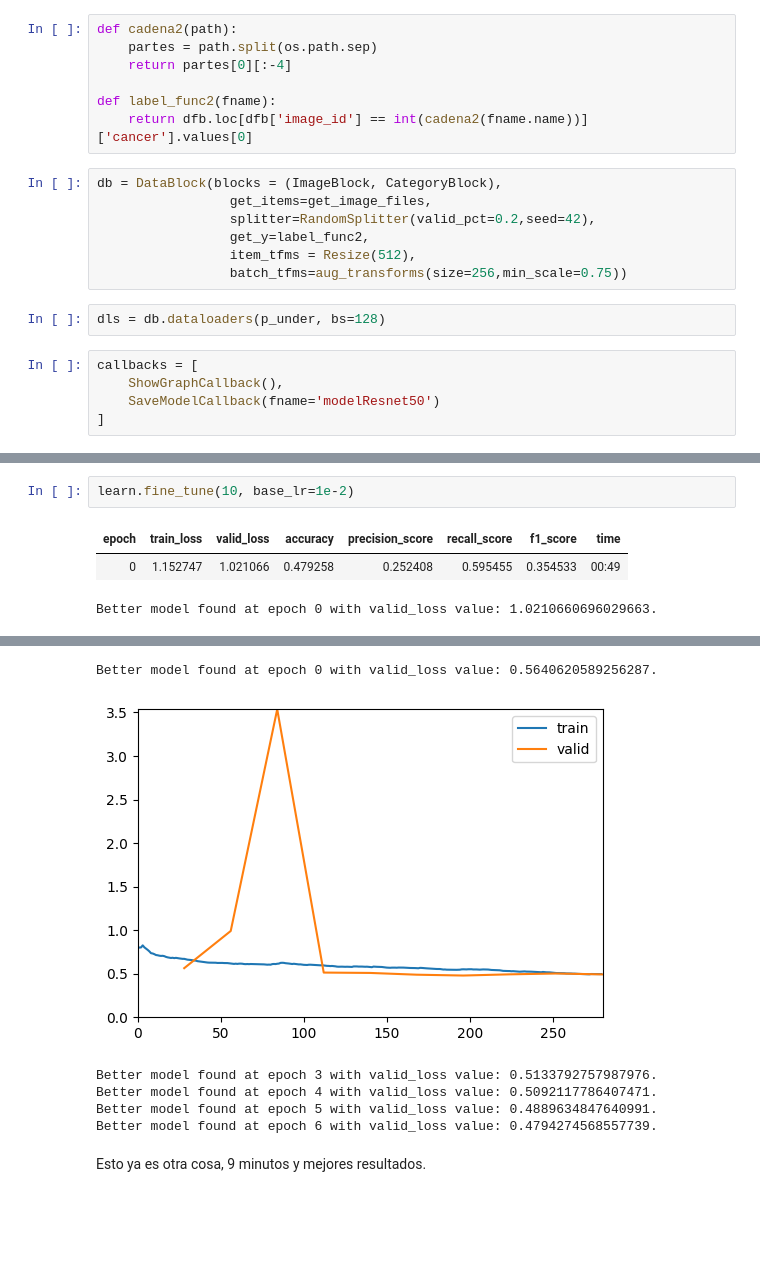
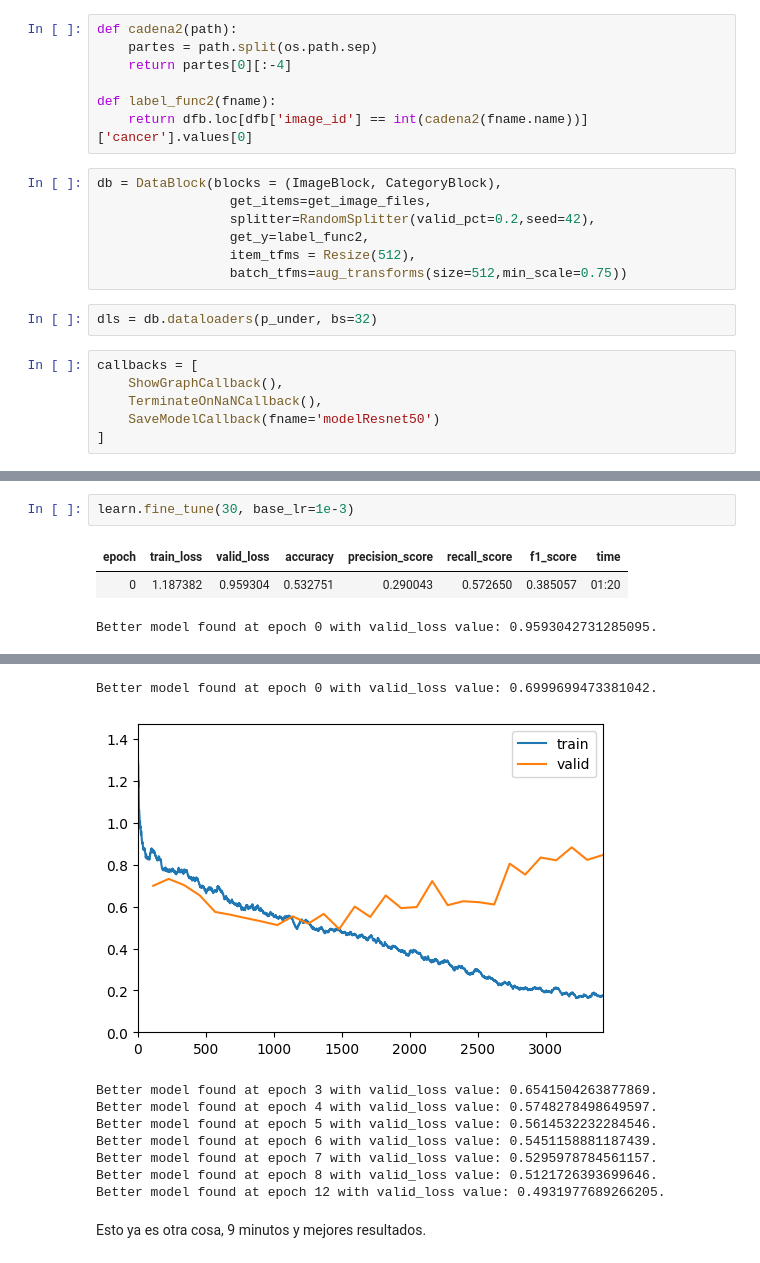
Before and after one commit to inigo99/CancerDetection, a Jupyter notebook: TFM.ipynb, the cells around one changed output, grey strips where cells are left out. Drawn from its saved outputs; the diff is of its cells as text; blank space fills up the shorter version.

```diff
--- a/TFM.ipynb
+++ b/TFM.ipynb
@@ -330,12 +330,13 @@ db = DataBlock(blocks = (ImageBlock, CategoryBlock),
                  splitter=RandomSplitter(valid_pct=0.2,seed=42),
                  get_y=label_func2,
                  item_tfms = Resize(512),
-                 batch_tfms=aug_transforms(size=256,min_scale=0.75))
+                 batch_tfms=aug_transforms(size=512,min_scale=0.75))
 # %%
-dls = db.dataloaders(p_under, bs=128)
+dls = db.dataloaders(p_under, bs=32)
 # %%
 callbacks = [
     ShowGraphCallback(),
+    TerminateOnNaNCallback(),
     SaveModelCallback(fname='modelResnet50')
 ]
 # %%
@@ -345,6 +344,6 @@ Downloading: "https://download.pytorch.org/models/resnet50-0676ba61.pth" to /roo
 # %%
-learn.fine_tune(10, base_lr=1e-2)
+learn.fine_tune(30, base_lr=1e-3)
 # %% [output]
 | epoch | train_loss | valid_loss | accuracy | precision_score | recall_score | f1_score | time |
-| 0 | 1.152747 | 1.021066 | 0.479258 | 0.252408 | 0.595455 | 0.354533 | 00:49 |
+| 0 | 1.187382 | 0.959304 | 0.532751 | 0.290043 | 0.572650 | 0.385057 | 01:20 |
-Better model found at epoch 0 with valid_loss value: 1.0210660696029663.
+Better model found at epoch 0 with valid_loss value: 0.9593042731285095.
@@ -363,8 +368,11 @@ Better model found at epoch 0 with valid_loss value: 1.0210660696029663.
-Better model found at epoch 0 with valid_loss value: 0.5640620589256287.
+Better model found at epoch 0 with valid_loss value: 0.6999699473381042.
-[figure, old version]
+[figure, new version]
-Better model found at epoch 3 with valid_loss value: 0.5133792757987976.
-Better model found at epoch 4 with valid_loss value: 0.5092117786407471.
-Better model found at epoch 5 with valid_loss value: 0.4889634847640991.
-Better model found at epoch 6 with valid_loss value: 0.4794274568557739.
+Better model found at epoch 3 with valid_loss value: 0.6541504263877869.
+Better model found at epoch 4 with valid_loss value: 0.5748278498649597.
+Better model found at epoch 5 with valid_loss value: 0.5614532232284546.
+Better model found at epoch 6 with valid_loss value: 0.5451158881187439.
+Better model found at epoch 7 with valid_loss value: 0.5295978784561157.
+Better model found at epoch 8 with valid_loss value: 0.5121726393699646.
+Better model found at epoch 12 with valid_loss value: 0.4931977689266205.
 # %% [markdown]
 Esto ya es otra cosa, 9 minutos y mejores resultados.
```
Also changed, not shown: parts of 3 cells of this notebook.
